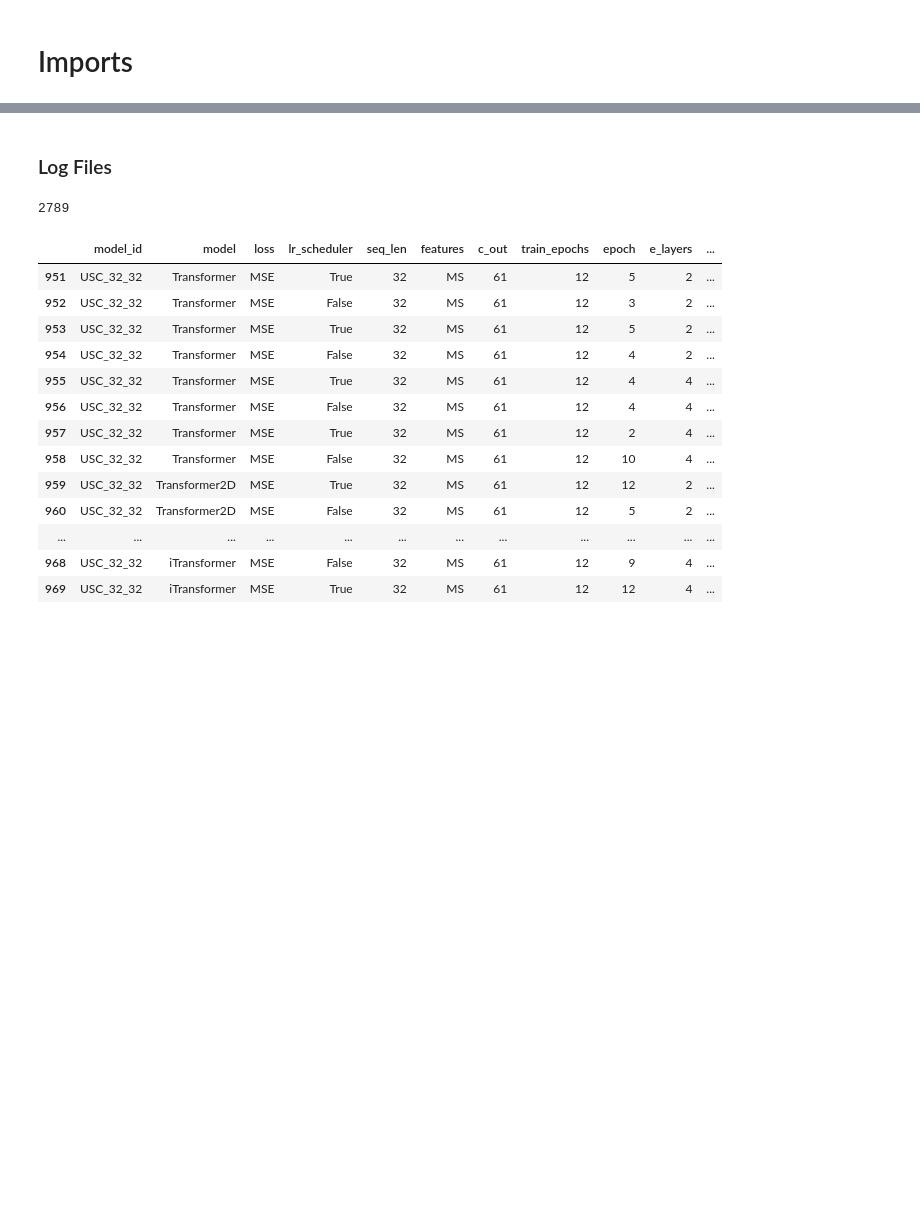
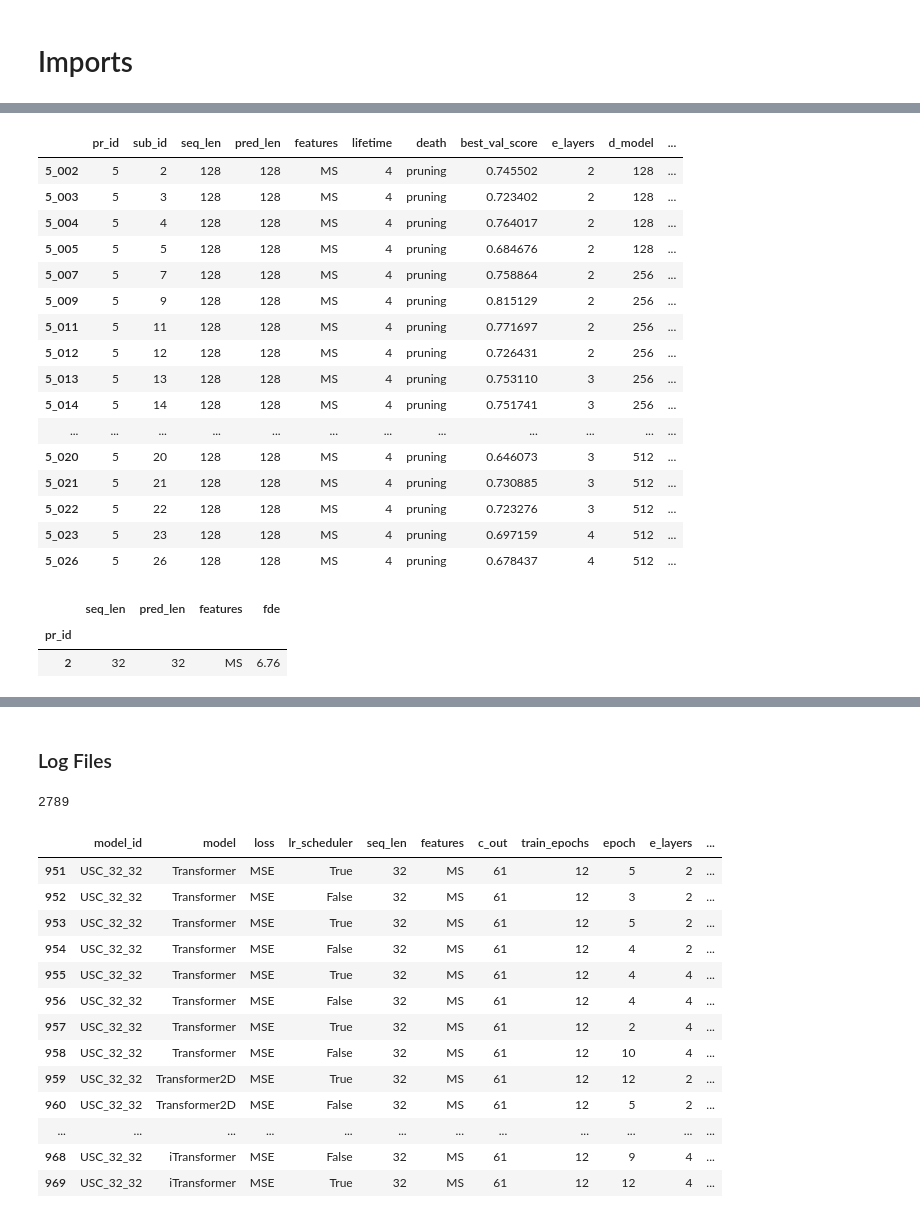
Before and after one commit to arnaud-odet/Time-Series-Library, a Jupyter notebook: results.ipynb, the cells around one changed output, grey strips where cells are left out. Saved outputs shown, nothing was run; the diff lists cells and outputs as text; code cells hidden in the pictures; blank space fills up the shorter version.

```diff
--- a/results.ipynb
+++ b/results.ipynb
@@ -14,0 +17,4 @@ from tabular.dl_logs import ResultReader , latex_display_table_with_std, highlig
+# %%
+pr_log_file = "./pruning/calmip_pruning_logs.csv"
+pr_ldf = pd.read_csv(pr_log_file, index_col=0)
+pr_ldf
@@ -14,0 +35,28 @@ from tabular.dl_logs import ResultReader , latex_display_table_with_std, highlig
+# %%
+pr_ldf[pr_ldf['death']=='pruning']
+# %% [output]
+|  | pr_id | sub_id | seq_len | pred_len | features | lifetime | death | best_val_score | e_layers | d_model | ... |
+| 5_002 | 5 | 2 | 128 | 128 | MS | 4 | pruning | 0.745502 | 2 | 128 | ... |
+| 5_003 | 5 | 3 | 128 | 128 | MS | 4 | pruning | 0.723402 | 2 | 128 | ... |
+| 5_004 | 5 | 4 | 128 | 128 | MS | 4 | pruning | 0.764017 | 2 | 128 | ... |
+| 5_005 | 5 | 5 | 128 | 128 | MS | 4 | pruning | 0.684676 | 2 | 128 | ... |
+| 5_007 | 5 | 7 | 128 | 128 | MS | 4 | pruning | 0.758864 | 2 | 256 | ... |
+| 5_009 | 5 | 9 | 128 | 128 | MS | 4 | pruning | 0.815129 | 2 | 256 | ... |
+| 5_011 | 5 | 11 | 128 | 128 | MS | 4 | pruning | 0.771697 | 2 | 256 | ... |
+| 5_012 | 5 | 12 | 128 | 128 | MS | 4 | pruning | 0.726431 | 2 | 256 | ... |
+| 5_013 | 5 | 13 | 128 | 128 | MS | 4 | pruning | 0.753110 | 3 | 256 | ... |
+| 5_014 | 5 | 14 | 128 | 128 | MS | 4 | pruning | 0.751741 | 3 | 256 | ... |
+| ... | ... | ... | ... | ... | ... | ... | ... | ... | ... | ... | ... |
+| 5_020 | 5 | 20 | 128 | 128 | MS | 4 | pruning | 0.646073 | 3 | 512 | ... |
+| 5_021 | 5 | 21 | 128 | 128 | MS | 4 | pruning | 0.730885 | 3 | 512 | ... |
+| 5_022 | 5 | 22 | 128 | 128 | MS | 4 | pruning | 0.723276 | 3 | 512 | ... |
+| 5_023 | 5 | 23 | 128 | 128 | MS | 4 | pruning | 0.697159 | 4 | 512 | ... |
+| 5_026 | 5 | 26 | 128 | 128 | MS | 4 | pruning | 0.678437 | 4 | 512 | ... |
+# %%
+prt_log_file = "./pruning/calmip_testing_logs.csv"
+prt_ldf = pd.read_csv(prt_log_file, index_col=0)
+prt_ldf.groupby('pr_id').agg({'seq_len':'first','pred_len':'first','features':'first','fde':'min'}).round(2)
+# %% [output]
+|  | seq_len | pred_len | features | fde |
+| pr_id |  |  |  |  |
+| 2 | 32 | 32 | MS | 6.76 |
```
Also changed, not shown: parts of 3 cells of this notebook, 9 other files.
